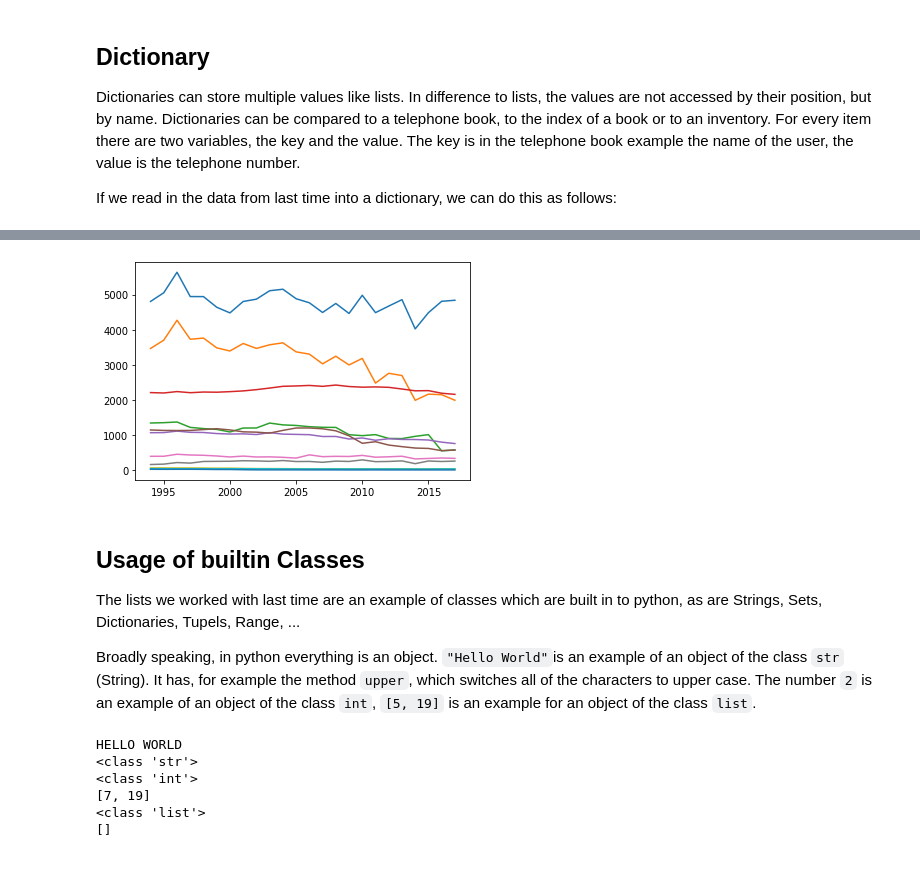
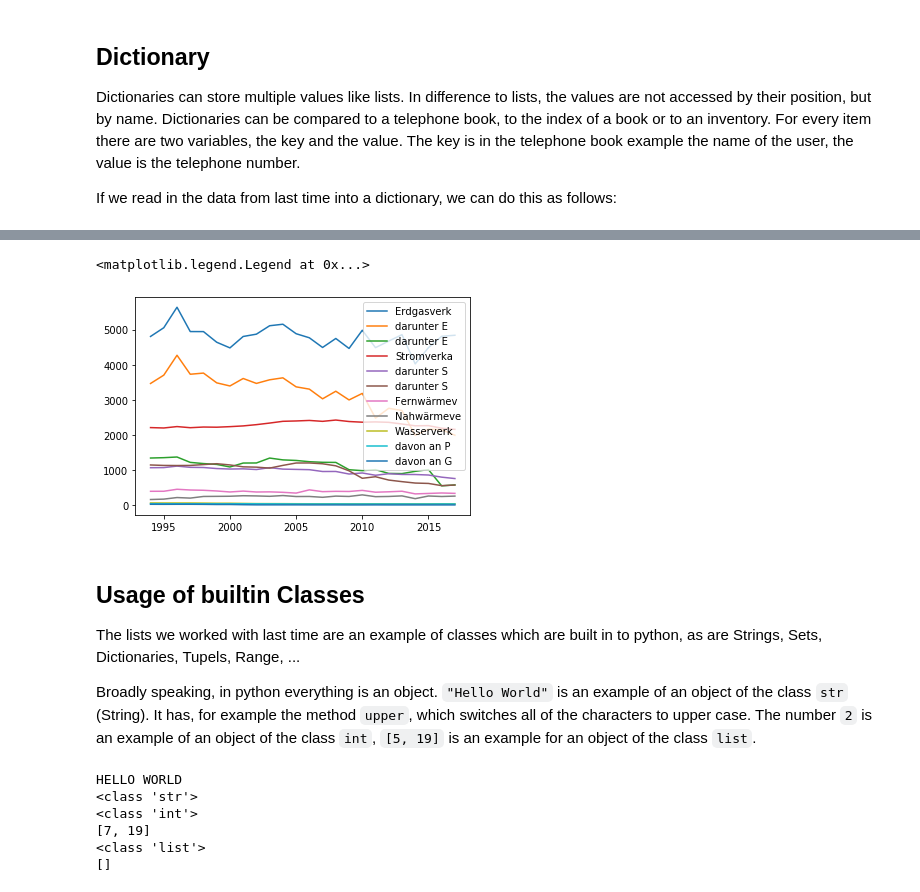
Before and after one commit to OliverDenzelHFU/Programming, a Jupyter notebook: Objects/Objects.ipynb, the cells around one changed output, grey strips where cells are left out. Saved outputs shown, nothing was run; the diff lists cells and outputs as text; code cells hidden in the pictures.

Commit message:
Changed Objects

````diff
--- a/Objects/Objects.ipynb
+++ b/Objects/Objects.ipynb
@@ -50,13 +36,15 @@ data
 # %%
 for y in range(1, len(headers)):
-    plt.plot(data["Jahr"],data[headers[y]])
+    plt.plot(data["Jahr"],data[headers[y]], label=headers[y][:10])
+plt.legend()
 # %% [output]
+<matplotlib.legend.Legend at 0x...>
-[figure, old version]
+[figure, new version]
 # %% [markdown]
 ## Usage of builtin Classes
 The lists we worked with last time are an example of classes which are built in to python, as are Strings, Sets, Dictionaries, Tupels, Range, ...
 
-Broadly speaking, in python everything is an object. ```"Hello World"```is an example of an object of the class ```str``` (String). It has, for example the method ```upper```, which switches all of the characters to upper case. The number ```2``` is an example of an object of the class ```int```, ```[5, 19]``` is an example for an object of the class ```list```.
+Broadly speaking, in python everything is an object. ```"Hello World"``` is an example of an object of the class ```str``` (String). It has, for example the method ```upper```, which switches all of the characters to upper case. The number ```2``` is an example of an object of the class ```int```, ```[5, 19]``` is an example for an object of the class ```list```.
 # %%
 text = "Hello World"
 print (text.upper())
````
Also changed, not shown: parts of 3 cells of this notebook, 1 other file.
